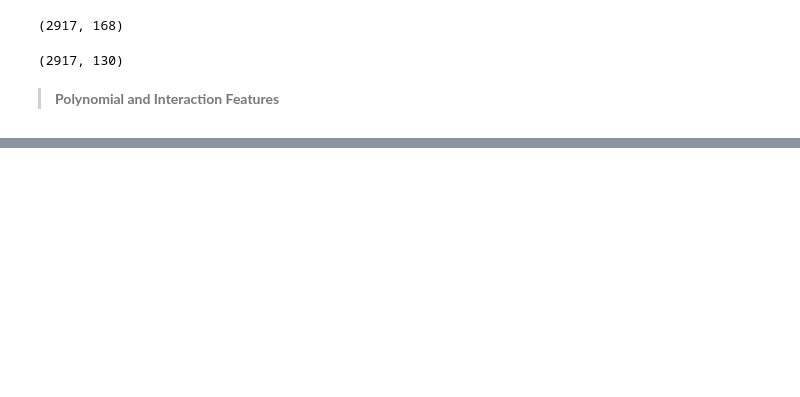
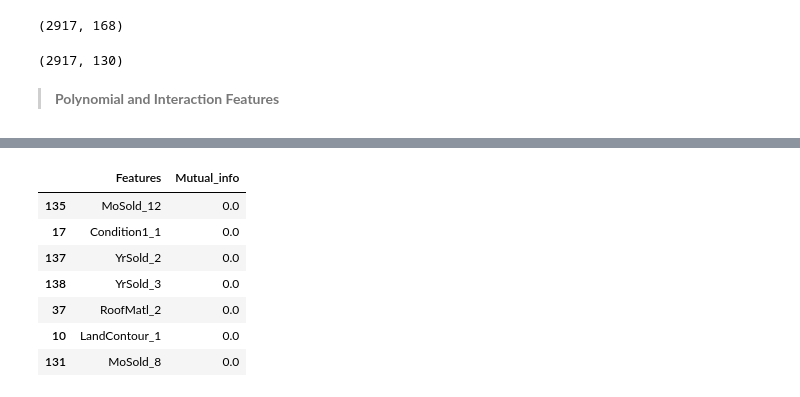
Before and after one commit to antirrabia/Data-Mining, a Jupyter notebook: notebooks/HousePrices(Final).ipynb, the cells around one changed output, grey strips where cells are left out. Cells and saved outputs as stored; diff of their text form; code cells hidden in the pictures; blank space fills up the shorter version.

```diff
--- a/notebooks/HousePrices(Final).ipynb
+++ b/notebooks/HousePrices(Final).ipynb
@@ -724,0 +729,11 @@ all_d.shape
+# %%
+mutual_info_df.tail(7)
+# %% [output]
+|  | Features | Mutual_info |
+| 135 | MoSold_12 | 0.0 |
+| 17 | Condition1_1 | 0.0 |
+| 137 | YrSold_2 | 0.0 |
+| 138 | YrSold_3 | 0.0 |
+| 37 | RoofMatl_2 | 0.0 |
+| 10 | LandContour_1 | 0.0 |
+| 131 | MoSold_8 | 0.0 |
```
Also changed, not shown: parts of 4 cells of this notebook.
